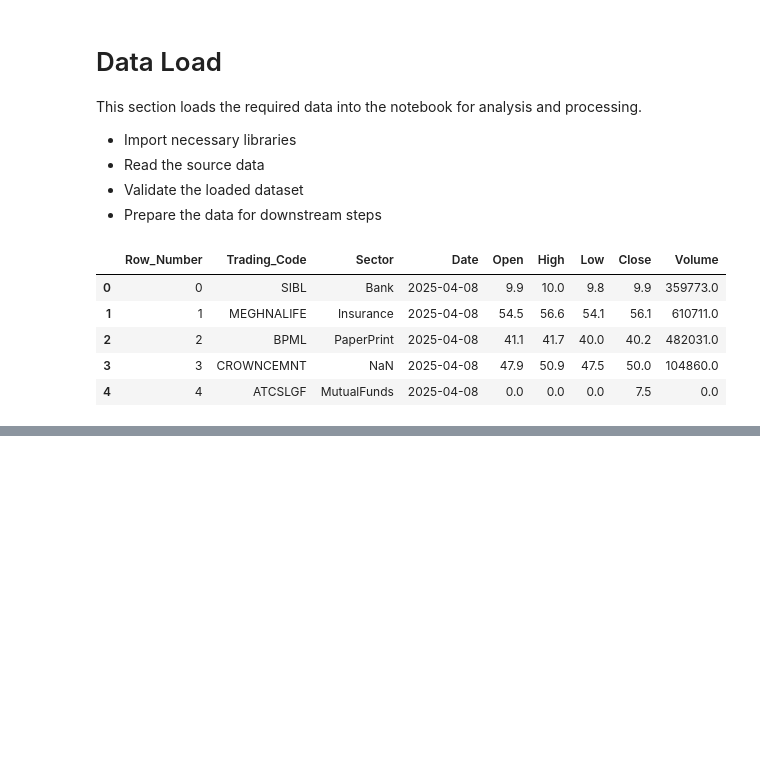
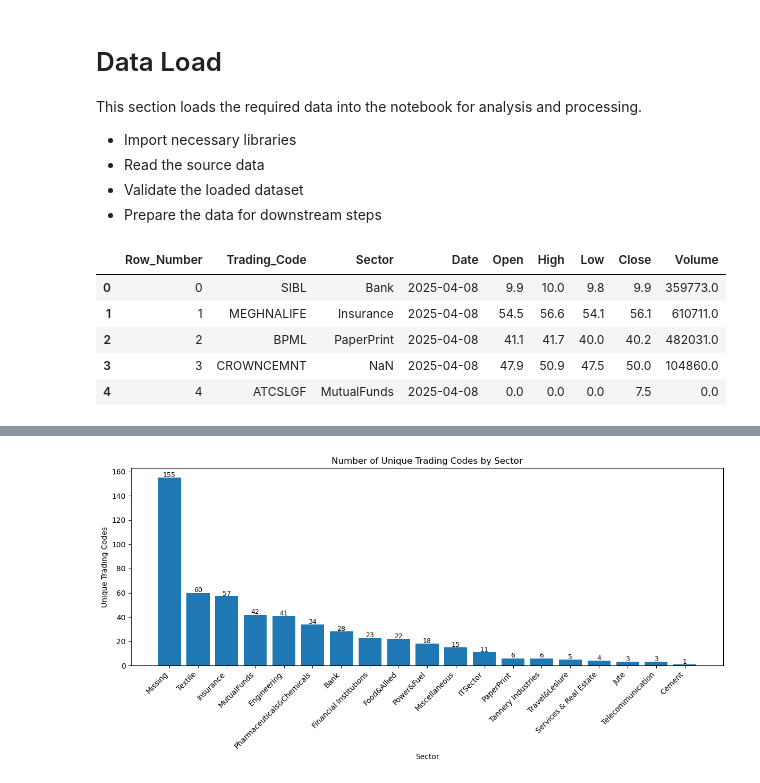
Before and after one commit to neutr0nslayer/AIML_505_project, a Jupyter notebook: Project/project.ipynb, the cells around one changed output, grey strips where cells are left out. Cells and saved outputs as stored; diff of their text form; code cells hidden in the pictures; blank space fills up the shorter version.

```diff
--- a/Project/project.ipynb
+++ b/Project/project.ipynb
@@ -73,0 +103,29 @@ Descriptive statistics:
+# %%
+
+# Count unique Trading_Code per Sector
+sector_counts = (
+    df[['Trading_Code', 'Sector']]
+    .drop_duplicates(subset='Trading_Code')   # Count each Trading_Code only once
+    .fillna({'Sector': 'Missing'})
+    .groupby('Sector')['Trading_Code']
+    .count()
+    .sort_values(ascending=False)
+)
+
+plt.figure(figsize=(12, 6))
+plt.bar(sector_counts.index, sector_counts.values)
+
+plt.title("Number of Unique Trading Codes by Sector")
+plt.xlabel("Sector")
+plt.ylabel("Unique Trading Codes")
+
+plt.xticks(rotation=45, ha='right')
+
+# Add value labels
+for i, v in enumerate(sector_counts.values):
+    plt.text(i, v + 0.5, str(v), ha='center', fontsize=9)
+
+plt.tight_layout()
+plt.show()
+# %% [output]
+[figure, added]
```
Also changed, not shown: parts of 2 cells of this notebook, 4 other files.
